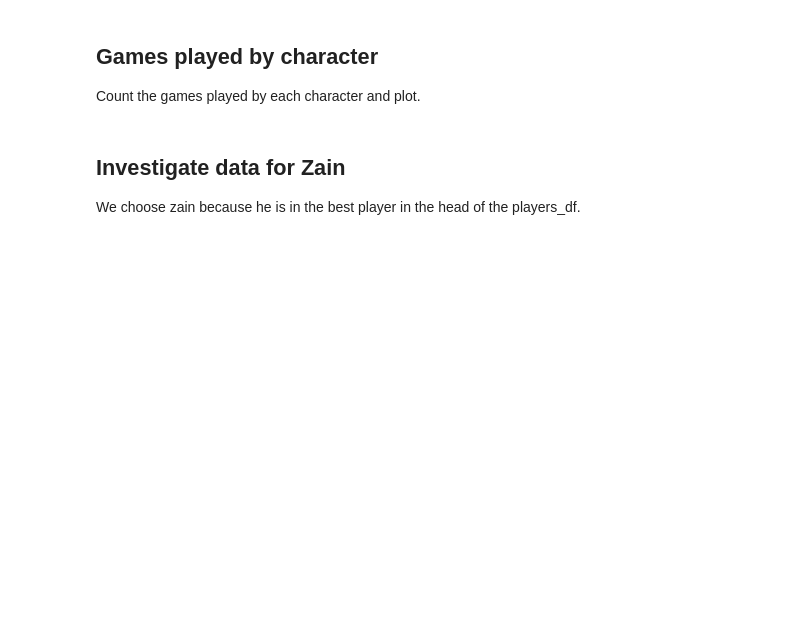
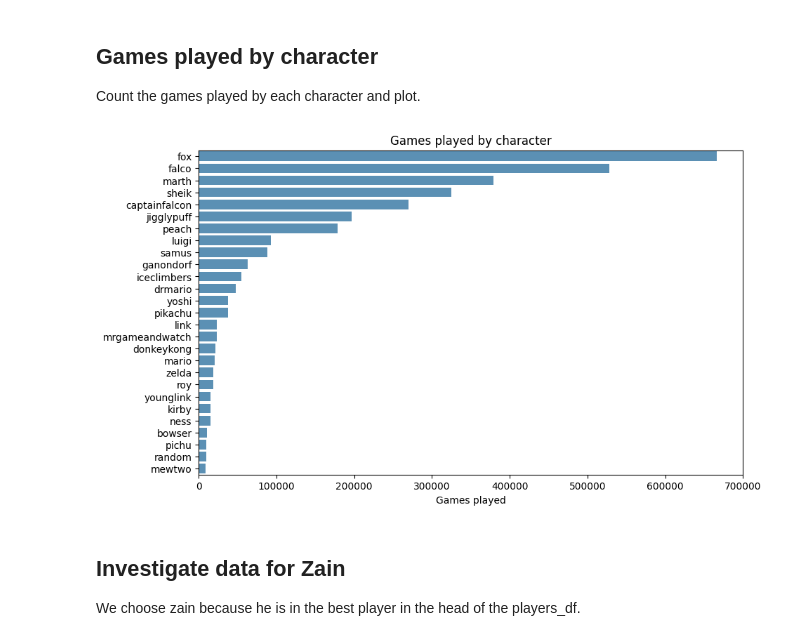
Before and after one commit to jjaw89/fall-2024-smash-melee-top-8-prediction, a Jupyter notebook: data_exploration/jaspar_data_exploration.ipynb, the cells around one changed output. Cells and saved outputs as stored; diff of their text form; code cells hidden in the pictures; blank space fills up the shorter version.

Commit message:
optimized character game counts

```diff
--- a/data_exploration/jaspar_data_exploration.ipynb
+++ b/data_exploration/jaspar_data_exploration.ipynb
@@ -179,3 +166,28 @@ plt.show()
+# %%
+from collections import Counter
+
+# Filter out rows where 'characters' is not a dictionary
+valid_rows = players_df[players_df['characters'].apply(lambda x: isinstance(x, dict))]
+
+# Use apply and Counter to aggregate counts
+total_character_counts = Counter()
+
+# Sum up all character counts
+total_character_counts.update(valid_rows['characters'].apply(Counter).sum())
+
+# Sort by number of games played
+total_character_counts = dict(total_character_counts)
+sorted_characters = sorted(total_character_counts.items(), key=lambda x: x[1], reverse=True)
+sorted_characters = dict([(char.split('/')[1], count) for char, count in sorted_characters])
+
+# Plot the data
+plt.figure(figsize=(10,6))
+plot = sns.barplot(sorted_characters, orient='h', alpha = .8, capsize=2)
+plot.set_title('Games played by character')
+plot.set_xlabel('Games played')
+plt.show()
+# %% [output]
+[figure, added]
 # %% [markdown]
 ## Investigate data for Zain
 We choose zain because he is in the best player in the head of the players_df.
```
Also changed, not shown: parts of 24 cells of this notebook.
